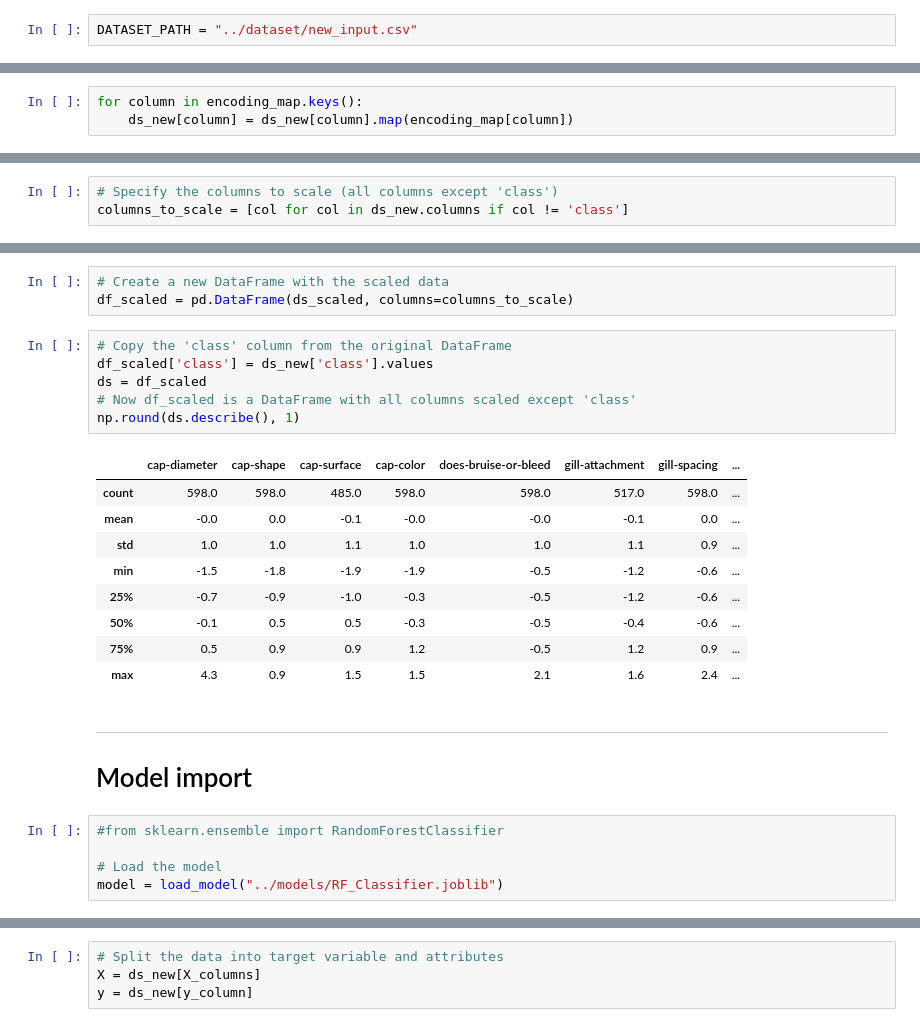
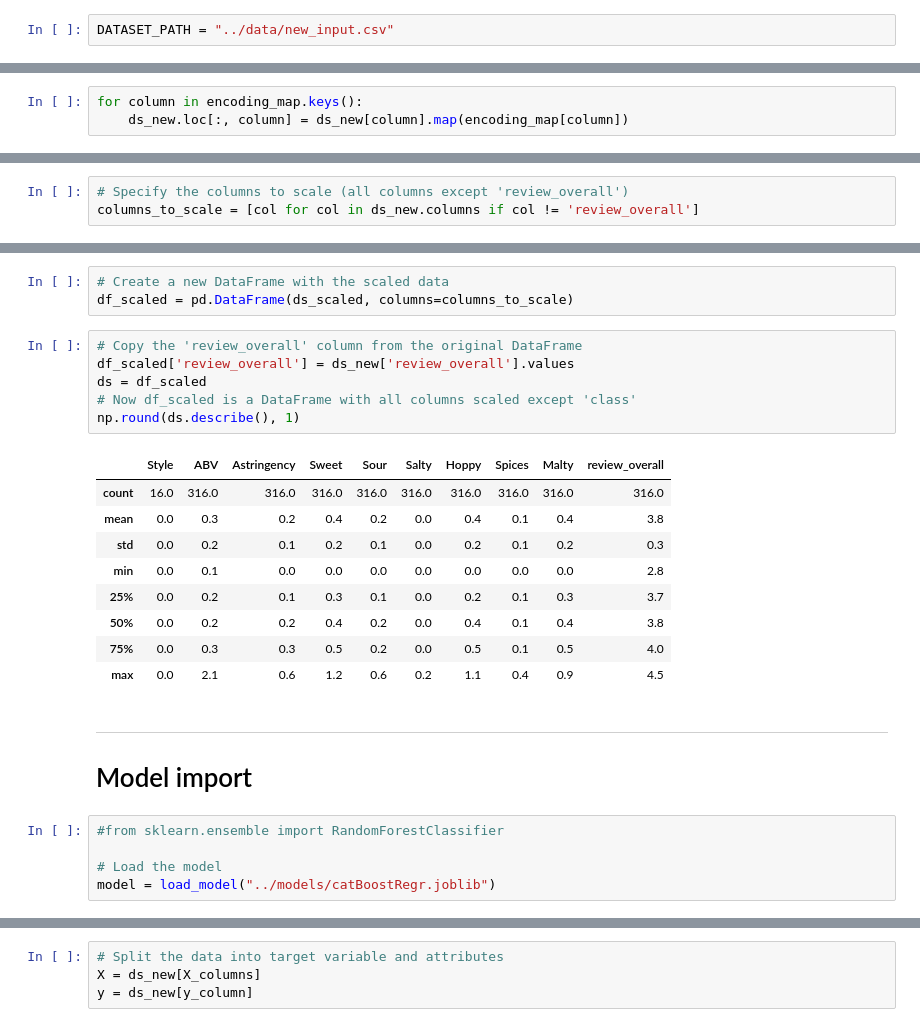
Before and after one commit to HelenLit/beer_review_regression, a Jupyter notebook: src/testing.ipynb, the cells around one changed output, grey strips where cells are left out. Drawn from its saved outputs; the diff is of its cells as text.

```diff
--- a/src/testing.ipynb
+++ b/src/testing.ipynb
@@ -12,7 +11,7 @@ from functions import *
 # %% [markdown]
 ### Read the new input dataset
 # %%
-DATASET_PATH = "../dataset/new_input.csv"
+DATASET_PATH = "../data/new_input.csv"
 # %%
 print(os.path.exists(DATASET_PATH))
 # %% [output]
@@ -92,7 +84,7 @@ ds_new.shape
 encoding_map = load_categorical_encoding()
 # %%
 for column in encoding_map.keys():
-    ds_new[column] = ds_new[column].map(encoding_map[column])
+    ds_new.loc[:, column] = ds_new[column].map(encoding_map[column])
 # %% [markdown]
 <hr>
 
@@ -100,29 +92,29 @@ for column in encoding_map.keys():
 # %%
 scaler = load_scaler()
 # %%
-# Specify the columns to scale (all columns except 'class')
-columns_to_scale = [col for col in ds_new.columns if col != 'class']
+# Specify the columns to scale (all columns except 'review_overall')
+columns_to_scale = [col for col in ds_new.columns if col != 'review_overall']
 # %%
 ds_scaled = scaler.transform(ds_new[columns_to_scale])
 # %%
 # Create a new DataFrame with the scaled data
 df_scaled = pd.DataFrame(ds_scaled, columns=columns_to_scale)
 # %%
-# Copy the 'class' column from the original DataFrame
-df_scaled['class'] = ds_new['class'].values
+# Copy the 'review_overall' column from the original DataFrame
+df_scaled['review_overall'] = ds_new['review_overall'].values
 ds = df_scaled
 # Now df_scaled is a DataFrame with all columns scaled except 'class'
 np.round(ds.describe(), 1)
 # %% [output]
-|  | cap-diameter | cap-shape | cap-surface | cap-color | does-bruise-or-bleed | gill-attachment | gill-spacing | ... |
-| count | 598.0 | 598.0 | 485.0 | 598.0 | 598.0 | 517.0 | 598.0 | ... |
-| mean | -0.0 | 0.0 | -0.1 | -0.0 | -0.0 | -0.1 | 0.0 | ... |
-| std | 1.0 | 1.0 | 1.1 | 1.0 | 1.0 | 1.1 | 0.9 | ... |
-| min | -1.5 | -1.8 | -1.9 | -1.9 | -0.5 | -1.2 | -0.6 | ... |
-| 25% | -0.7 | -0.9 | -1.0 | -0.3 | -0.5 | -1.2 | -0.6 | ... |
-| 50% | -0.1 | 0.5 | 0.5 | -0.3 | -0.5 | -0.4 | -0.6 | ... |
-| 75% | 0.5 | 0.9 | 0.9 | 1.2 | -0.5 | 1.2 | 0.9 | ... |
-| max | 4.3 | 0.9 | 1.5 | 1.5 | 2.1 | 1.6 | 2.4 | ... |
+|  | Style | ABV | Astringency | Sweet | Sour | Salty | Hoppy | Spices | Malty | review_overall |
+| count | 16.0 | 316.0 | 316.0 | 316.0 | 316.0 | 316.0 | 316.0 | 316.0 | 316.0 | 316.0 |
+| mean | 0.0 | 0.3 | 0.2 | 0.4 | 0.2 | 0.0 | 0.4 | 0.1 | 0.4 | 3.8 |
+| std | 0.0 | 0.2 | 0.1 | 0.2 | 0.1 | 0.0 | 0.2 | 0.1 | 0.2 | 0.3 |
+| min | 0.0 | 0.1 | 0.0 | 0.0 | 0.0 | 0.0 | 0.0 | 0.0 | 0.0 | 2.8 |
+| 25% | 0.0 | 0.2 | 0.1 | 0.3 | 0.1 | 0.0 | 0.2 | 0.1 | 0.3 | 3.7 |
+| 50% | 0.0 | 0.2 | 0.2 | 0.4 | 0.2 | 0.0 | 0.4 | 0.1 | 0.4 | 3.8 |
+| 75% | 0.0 | 0.3 | 0.3 | 0.5 | 0.2 | 0.0 | 0.5 | 0.1 | 0.5 | 4.0 |
+| max | 0.0 | 2.1 | 0.6 | 1.2 | 0.6 | 0.2 | 1.1 | 0.4 | 0.9 | 4.5 |
 # %% [markdown]
 <hr>
 
@@ -131,5 +123,5 @@ np.round(ds.describe(), 1)
 #from sklearn.ensemble import RandomForestClassifier
 
 # Load the model
-model = load_model("../models/RF_Classifier.joblib")
+model = load_model("../models/catBoostRegr.joblib")
 # %%
```
Also changed, not shown: parts of 15 cells of this notebook, 8 other files.
